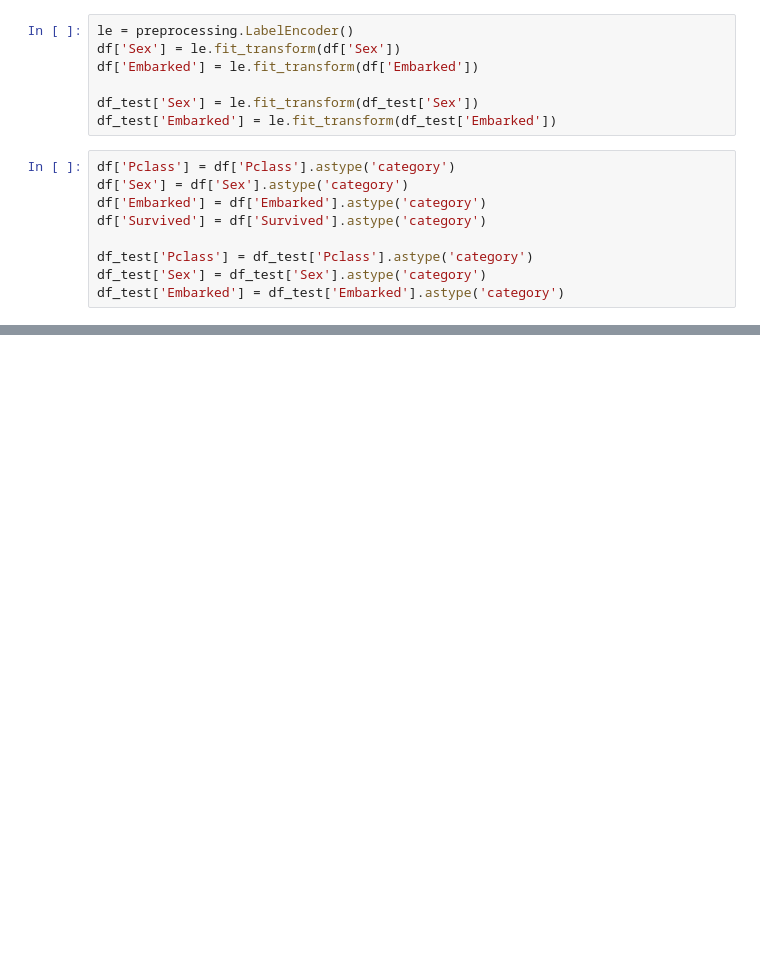
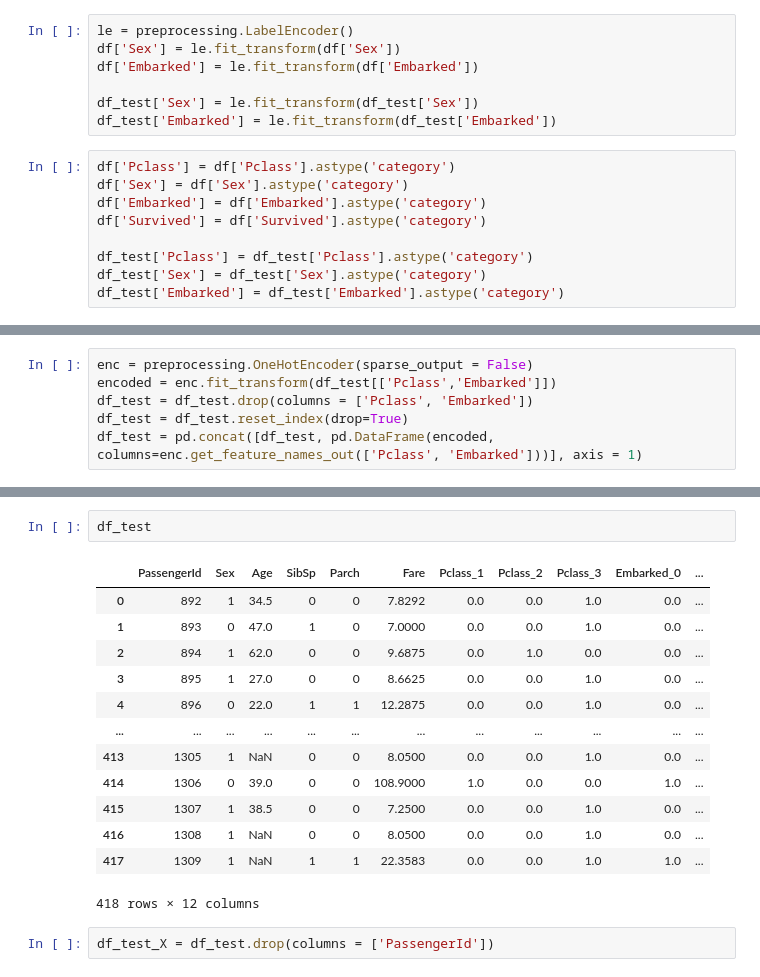
Before and after one commit to m4gical/datasets, a Jupyter notebook: Titanic/Titanic.ipynb, the cells around one changed output, grey strips where cells are left out. Cells and saved outputs as stored; diff of their text form; blank space fills up the shorter version.

```diff
--- a/Titanic/Titanic.ipynb
+++ b/Titanic/Titanic.ipynb
@@ -154,0 +152,6 @@ memory usage: 45.6 KB
+# %%
+enc = preprocessing.OneHotEncoder(sparse_output = False)
+encoded = enc.fit_transform(df_test[['Pclass','Embarked']])
+df_test = df_test.drop(columns = ['Pclass', 'Embarked'])
+df_test = df_test.reset_index(drop=True)
+df_test = pd.concat([df_test, pd.DataFrame(encoded, columns=enc.get_feature_names_out(['Pclass', 'Embarked']))], axis = 1)
@@ -154,0 +187,18 @@ memory usage: 45.6 KB
+# %%
+df_test
+# %% [output]
+|  | PassengerId | Sex | Age | SibSp | Parch | Fare | Pclass_1 | Pclass_2 | Pclass_3 | Embarked_0 | ... |
+| 0 | 892 | 1 | 34.5 | 0 | 0 | 7.8292 | 0.0 | 0.0 | 1.0 | 0.0 | ... |
+| 1 | 893 | 0 | 47.0 | 1 | 0 | 7.0000 | 0.0 | 0.0 | 1.0 | 0.0 | ... |
+| 2 | 894 | 1 | 62.0 | 0 | 0 | 9.6875 | 0.0 | 1.0 | 0.0 | 0.0 | ... |
+| 3 | 895 | 1 | 27.0 | 0 | 0 | 8.6625 | 0.0 | 0.0 | 1.0 | 0.0 | ... |
+| 4 | 896 | 0 | 22.0 | 1 | 1 | 12.2875 | 0.0 | 0.0 | 1.0 | 0.0 | ... |
+| ... | ... | ... | ... | ... | ... | ... | ... | ... | ... | ... | ... |
+| 413 | 1305 | 1 | NaN | 0 | 0 | 8.0500 | 0.0 | 0.0 | 1.0 | 0.0 | ... |
+| 414 | 1306 | 0 | 39.0 | 0 | 0 | 108.9000 | 1.0 | 0.0 | 0.0 | 1.0 | ... |
+| 415 | 1307 | 1 | 38.5 | 0 | 0 | 7.2500 | 0.0 | 0.0 | 1.0 | 0.0 | ... |
+| 416 | 1308 | 1 | NaN | 0 | 0 | 8.0500 | 0.0 | 0.0 | 1.0 | 0.0 | ... |
+| 417 | 1309 | 1 | NaN | 1 | 1 | 22.3583 | 0.0 | 0.0 | 1.0 | 1.0 | ... |
+418 rows × 12 columns
+# %%
+df_test_X = df_test.drop(columns = ['PassengerId'])
```
Also changed, not shown: parts of 11 cells of this notebook.
